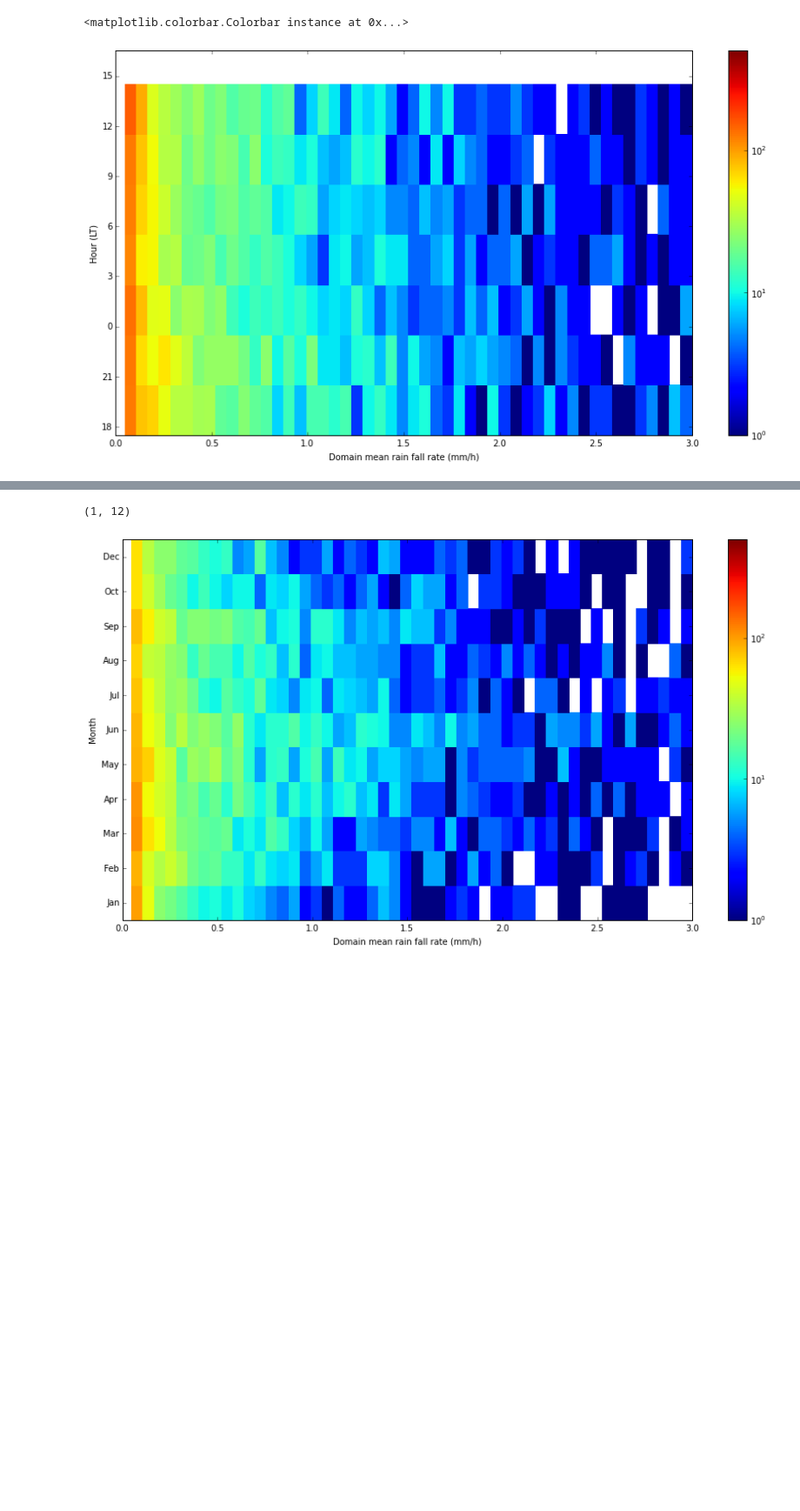
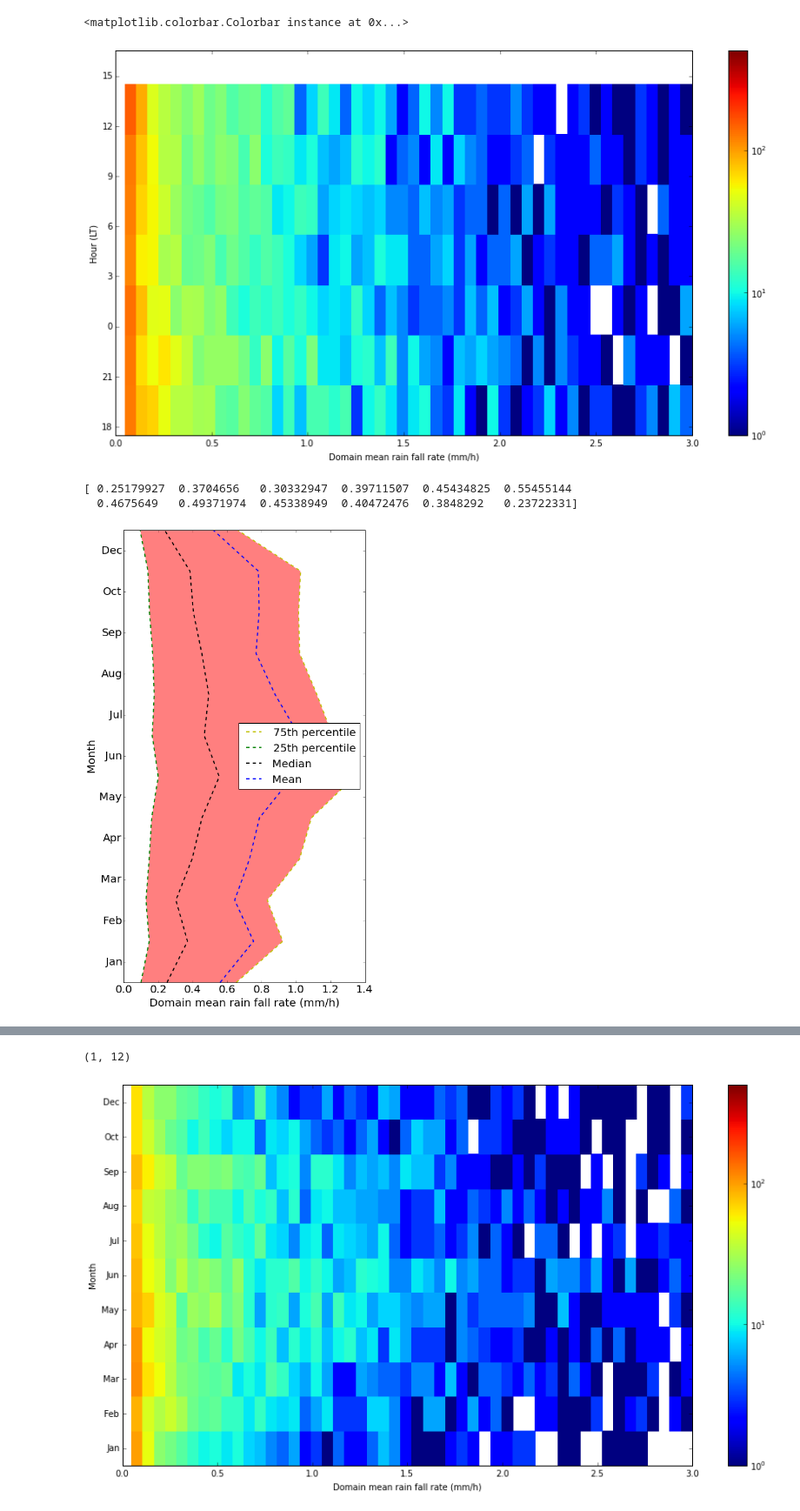
Before and after one commit to scollis/EGU16, a Jupyter notebook: notebooks/Regional model analysis.ipynb, the cells around one changed output, grey strips where cells are left out. Shown at 87% size. Drawn from its saved outputs; the diff is of its cells as text; code cells hidden in the pictures; blank space fills up the shorter version.

```diff
--- a/notebooks/Regional model analysis.ipynb
+++ b/notebooks/Regional model analysis.ipynb
@@ -65,9 +65,12 @@ def rain_plotter(all_times, all_rains):
 
 def hourly_stats(all_times, all_rains, hours):
     boxed_means_hours = []
+    all_when_rained = all_rains[np.where(all_rains>0.05)]
+    all_when_rained_time = all_times[np.where(all_rains>0.05)]
+
     for hour in hours:
-        foo = [ a.hour == hour for a in all_times]
-        boxed_means_hours.append(all_rains[np.where(foo)])
+        foo = [ a.hour == hour for a in all_when_rained_time]
+        boxed_means_hours.append(all_when_rained[np.where(foo)])
     hrly = np.array([a.mean() for a in boxed_means_hours])
     nbins = 50
     rr = (0.05, 3)
@@ -83,11 +86,13 @@ def hourly_stats(all_times, all_rains, hours):
 
 def monthly_stats(all_times, all_rains, months):
     boxed_means_months = []
+    all_when_rained = all_rains[np.where(all_rains>0.05)]
+    all_when_rained_time = all_times[np.where(all_rains>0.05)]
     months = np.linspace(1,12,12)
     boxed_means_months = []
     for month in months:
-        foo = [ a.month == month for a in all_times]
-        boxed_means_months.append(all_rains[np.where(foo)])
+        foo = [ a.month == month for a in all_when_rained_time]
+        boxed_means_months.append(all_when_rained[np.where(foo)])
     monthly = np.array([a.mean() for a in boxed_means_months])
     nbins = 50
     rr = (0.05, 3)
@@ -99,4 +104,5 @@ def monthly_stats(all_times, all_rains, months):
     monthly50 = np.array([np.percentile(a, 50) for a in boxed_means_months])
     monthly25 = np.array([np.percentile(a, 25) for a in boxed_means_months])
     monthly75 = np.array([np.percentile(a, 75) for a in boxed_means_months])
+    print monthly50
     return hist_rf_monthly, bine2, (monthly, monthly50, monthly25, monthly75)
@@ -130,3 +150,29 @@ plt.colorbar()
 # %% [output]
 <matplotlib.colorbar.Colorbar instance at 0x...>
 [figure]
+# %%
+fig = plt.figure(figsize = [8,15])
+
+plt.fill_betweenx(months,monthly25, monthly75, color='w', facecolor = 'red', alpha = 0.5)
+plt.plot(monthly75,months, 'y--', label = '75th percentile', linewidth = 2.0)
+plt.plot( monthly25,months, 'g--', label = '25th percentile', linewidth = 2.0)
+
+plt.plot( monthly50,months, 'k--', label = 'Median', linewidth = 2.0)
+plt.plot( monthly,months, 'b--', label = 'Mean', linewidth = 2.0)
+montext = ['Jan', 'Feb', 'Mar', 'Apr', 'May', 'Jun', 'Jul', 'Aug', 'Sep','Oct', 'Dec']
+mty = plt.yticks(months + 0.5, montext)
+plt.ylim([1,12])
+ax = plt.gca()
+ax.xaxis.set_tick_params(labelsize=20)
+ax.yaxis.set_tick_params(labelsize=20)
+
+plt.ylabel('Month', size = 20)
+plt.xlabel('Domain mean rain fall rate (mm/h)', size = 20)
+plt.legend(loc = 5, fontsize = 20)
+
+
+print monthly50
+# %% [output]
+[ 0.25179927  0.3704656   0.30332947  0.39711507  0.45434825  0.55455144
+  0.4675649   0.49371974  0.45338949  0.40472476  0.3848292   0.23722331]
+[figure, added]
```
Also changed, not shown: parts of 4 cells of this notebook, 1 other file.
